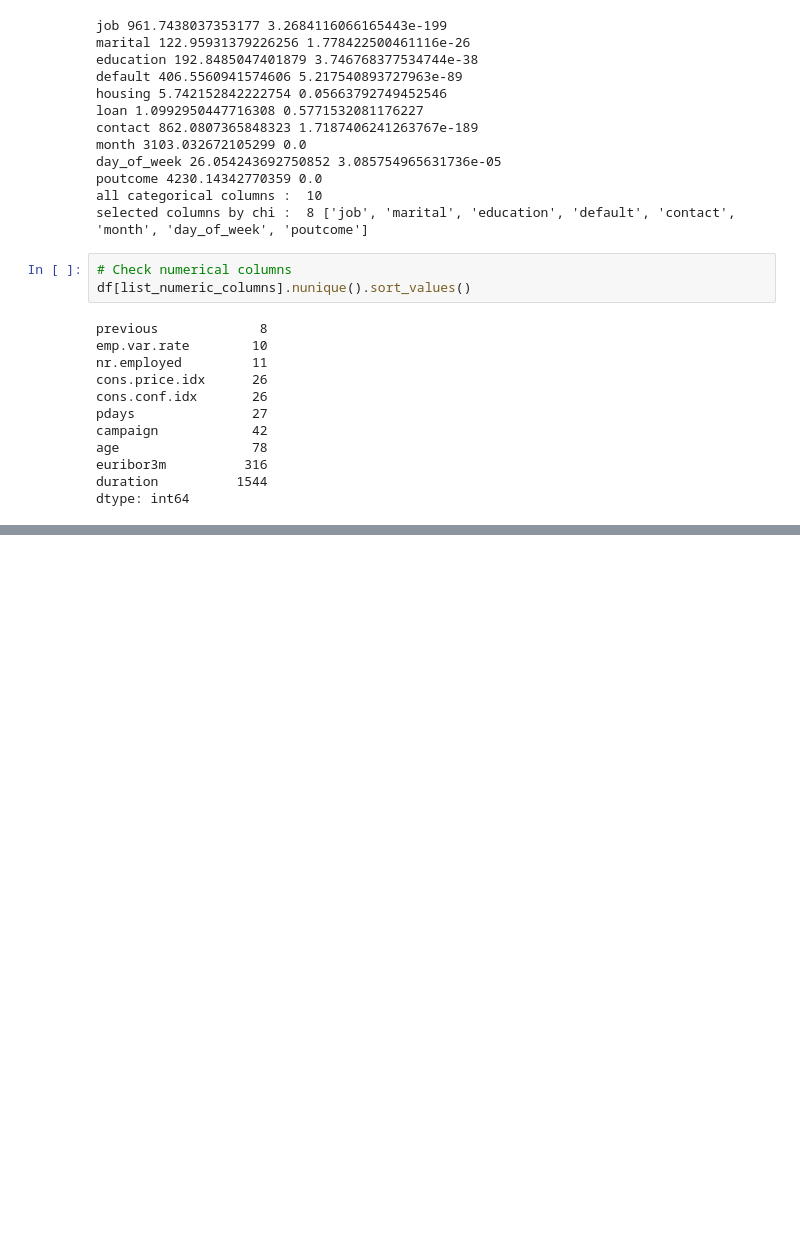
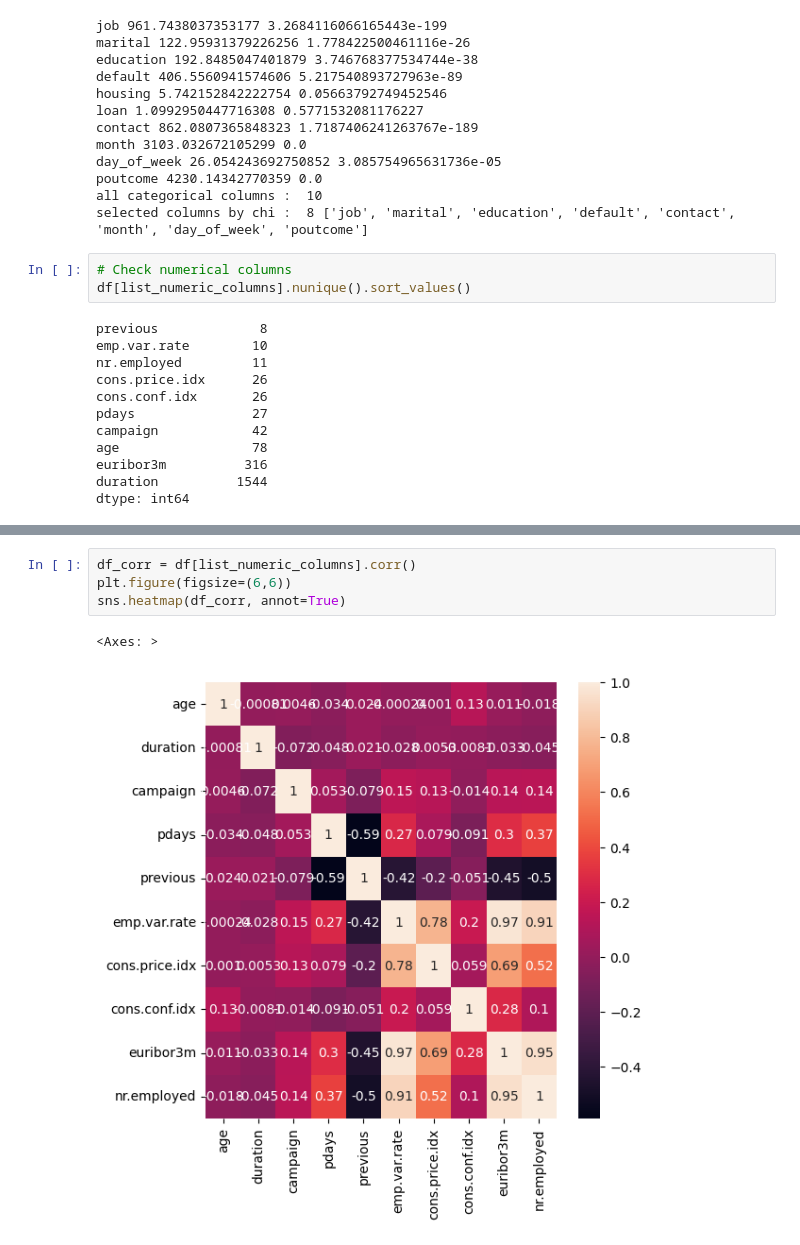
Before and after one commit to TaeyoonKim-DS/bank-customer-marekting-target, a Jupyter notebook: analysis.ipynb, the cells around one changed output, grey strips where cells are left out. Cells and saved outputs as stored; diff of their text form; blank space fills up the shorter version.

```diff
--- a/analysis.ipynb
+++ b/analysis.ipynb
@@ -327,0 +364,7 @@ dtype: int64
+# %%
+df_corr = df[list_numeric_columns].corr()
+plt.figure(figsize=(6,6))
+sns.heatmap(df_corr, annot=True)
+# %% [output]
+<Axes: >
+[figure, added]
```
Also changed, not shown: parts of 7 cells of this notebook, 24 other files.
